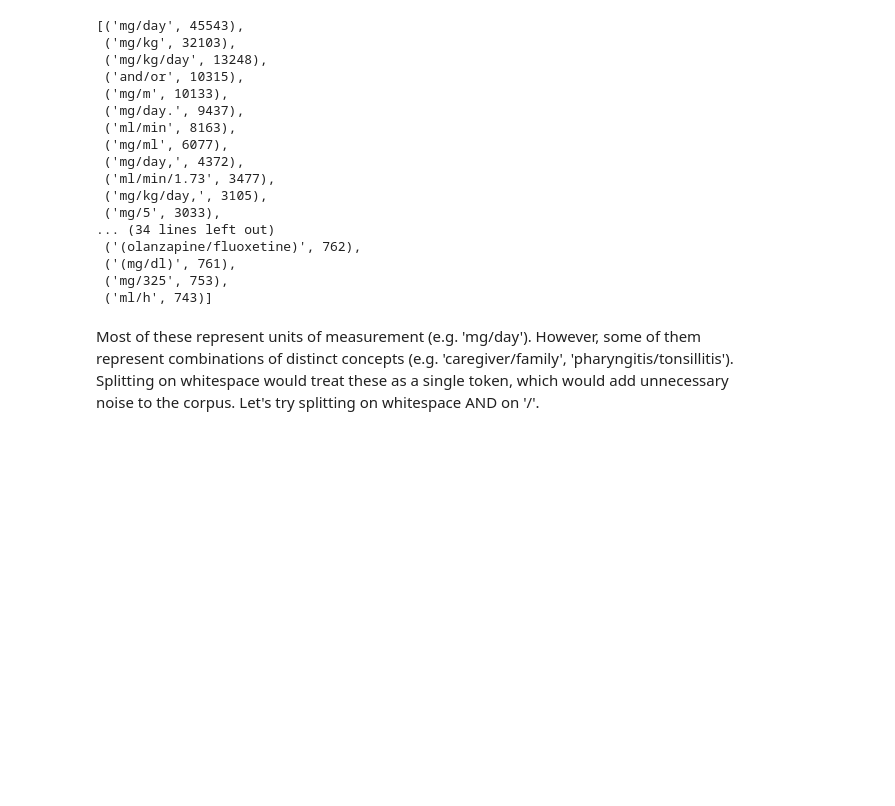
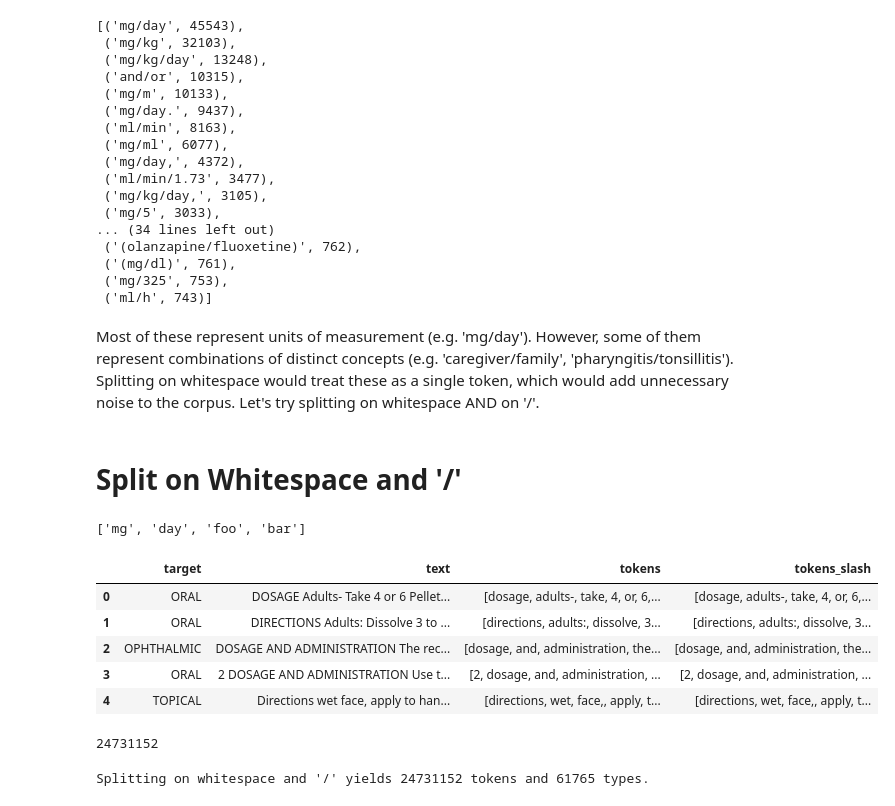
Before and after one commit to andrewabeles/drug-labels, a Jupyter notebook: notebooks/1.1-aa-tokenization.ipynb, the cells around one changed output. Drawn from its saved outputs; the diff is of its cells as text; code cells hidden in the pictures; blank space fills up the shorter version.

```diff
--- a/notebooks/1.1-aa-tokenization.ipynb
+++ b/notebooks/1.1-aa-tokenization.ipynb
@@ -130,3 +131,35 @@ It seems fairly common for words to be combined with '/'. Let's take a look at t
  ('ml/h', 743)]
 # %% [markdown]
 Most of these represent units of measurement (e.g. 'mg/day'). However, some of them represent combinations of distinct concepts (e.g. 'caregiver/family', 'pharyngitis/tonsillitis'). Splitting on whitespace would treat these as a single token, which would add unnecessary noise to the corpus. Let's try splitting on whitespace AND on '/'.
+# %% [markdown]
+# Split on Whitespace and '/'
+# %%
+def tokenize(text):
+    pattern = re.compile(r'[\s/]')
+    tokens = re.split(pattern, text)
+    tokens = [t for t in tokens if t != '']
+    return tokens
+# %%
+tokenize('mg/day foo bar')
+# %% [output]
+['mg', 'day', 'foo', 'bar']
+# %%
+pipeline = [str.lower, tokenize]
+# %%
+df['tokens_slash'] = df['text'].apply(prepare, pipeline=pipeline)
+# %%
+df.head()
+# %% [output]
+|  | target | text | tokens | tokens_slash |
+| 0 | ORAL | DOSAGE Adults- Take 4 or 6 Pellet... | [dosage, adults-, take, 4, or, 6,... | [dosage, adults-, take, 4, or, 6,... |
+| 1 | ORAL | DIRECTIONS Adults: Dissolve 3 to ... | [directions, adults:, dissolve, 3... | [directions, adults:, dissolve, 3... |
+| 2 | OPHTHALMIC | DOSAGE AND ADMINISTRATION The rec... | [dosage, and, administration, the... | [dosage, and, administration, the... |
+| 3 | ORAL | 2 DOSAGE AND ADMINISTRATION Use t... | [2, dosage, and, administration, ... | [2, dosage, and, administration, ... |
+| 4 | TOPICAL | Directions wet face, apply to han... | [directions, wet, face,, apply, t... | [directions, wet, face,, apply, t... |
+# %%
+# create list of all tokens
+all_tokens = []
+df['tokens_slash'].apply(lambda x: all_tokens.extend(x))
+print(len(all_tokens))
+# %% [output]
+24731152
@@ -132,0 +170,4 @@ Most of these represent units of measurement (e.g. 'mg/day'). However, some of t
+# %%
+print("Splitting on whitespace and '/' yields {0} tokens and {1} types.".format(token_counts.total(), len(types)))
+# %% [output]
+Splitting on whitespace and '/' yields 24731152 tokens and 61765 types.
```
Also changed, not shown: parts of 21 cells of this notebook.
